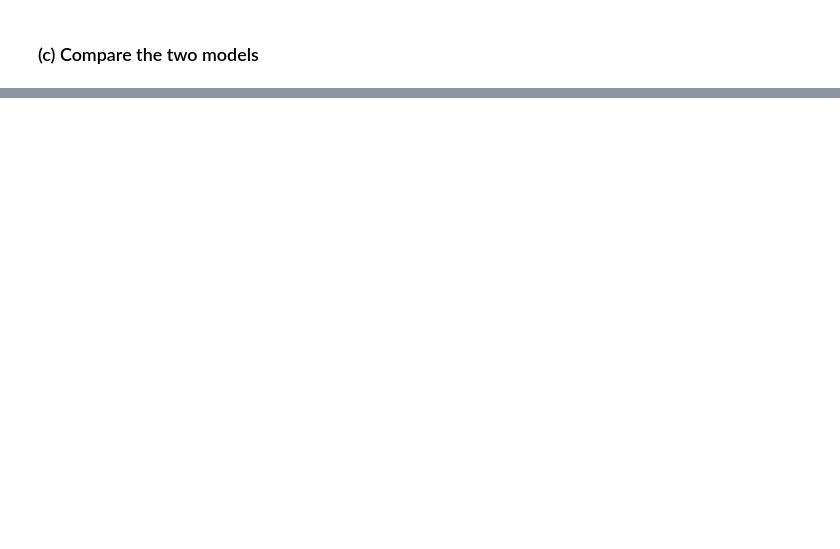
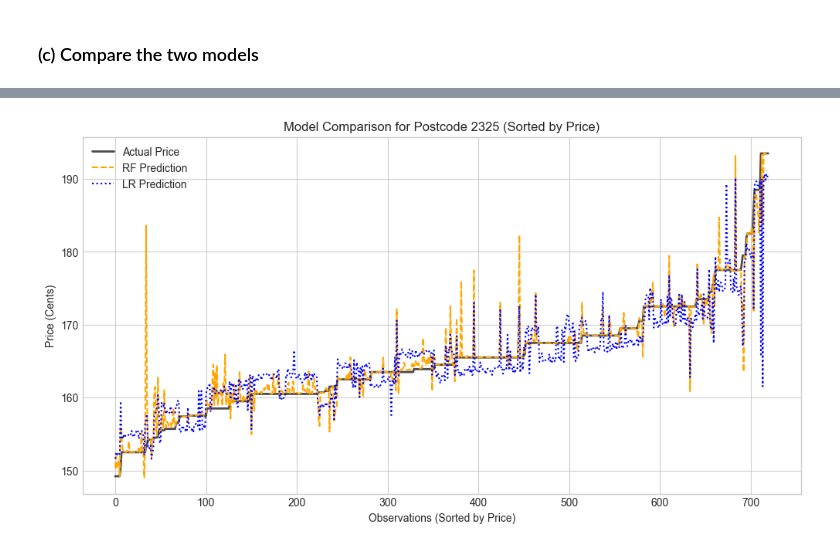
Before and after one commit to tim-fan1/engg2112, a Jupyter notebook: main.ipynb, the cells around one changed output, grey strips where cells are left out. Cells and saved outputs as stored; diff of their text form; code cells hidden in the pictures; blank space fills up the shorter version.

```diff
--- a/main.ipynb
+++ b/main.ipynb
@@ -505,0 +478,33 @@ plt.show()
+# %%
+# 1. Add both predictions to your results dataframe
+test_results = X_test.copy()
+test_results['actual'] = y_test
+test_results['rf_pred'] = rf_predictions  # Using the variables from earlier
+test_results['lr_pred'] = lr_predictions
+
+# 2. Filter for your postcode
+sample_postcode = test_results['postcode'].mode()[0]
+sample_data = test_results[test_results['postcode'] == sample_postcode].copy()
+
+# OPTIONAL: Sort by actual price to see how models handle low vs high values
+sample_data = sample_data.sort_values(by='actual')
+
+plt.figure(figsize=(12, 6))
+
+# Plot Actuals
+plt.plot(sample_data['actual'].values, label='Actual Price', color='black', lw=2, alpha=0.7)
+
+# Plot Random Forest
+plt.plot(sample_data['rf_pred'].values, label='RF Prediction', color='orange', linestyle='--', alpha=1.0)
+
+# Plot Linear Regression
+plt.plot(sample_data['lr_pred'].values, label='LR Prediction', color='blue', linestyle=':', alpha=1.0)
+
+plt.title(f'Model Comparison for Postcode {sample_postcode} (Sorted by Price)')
+plt.xlabel('Observations (Sorted by Price)')
+plt.ylabel('Price (Cents)')
+plt.legend()
+plt.grid(True)
+plt.show()
+# %% [output]
+[figure, added]
```
Also changed, not shown: parts of 36 cells of this notebook.
